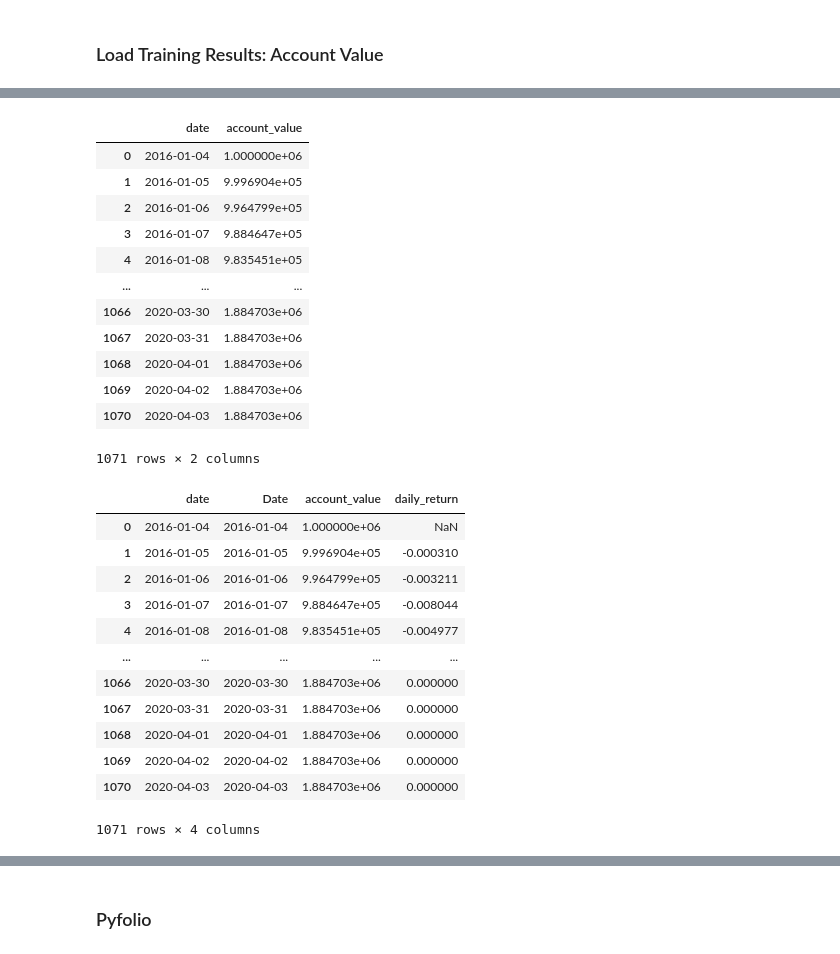
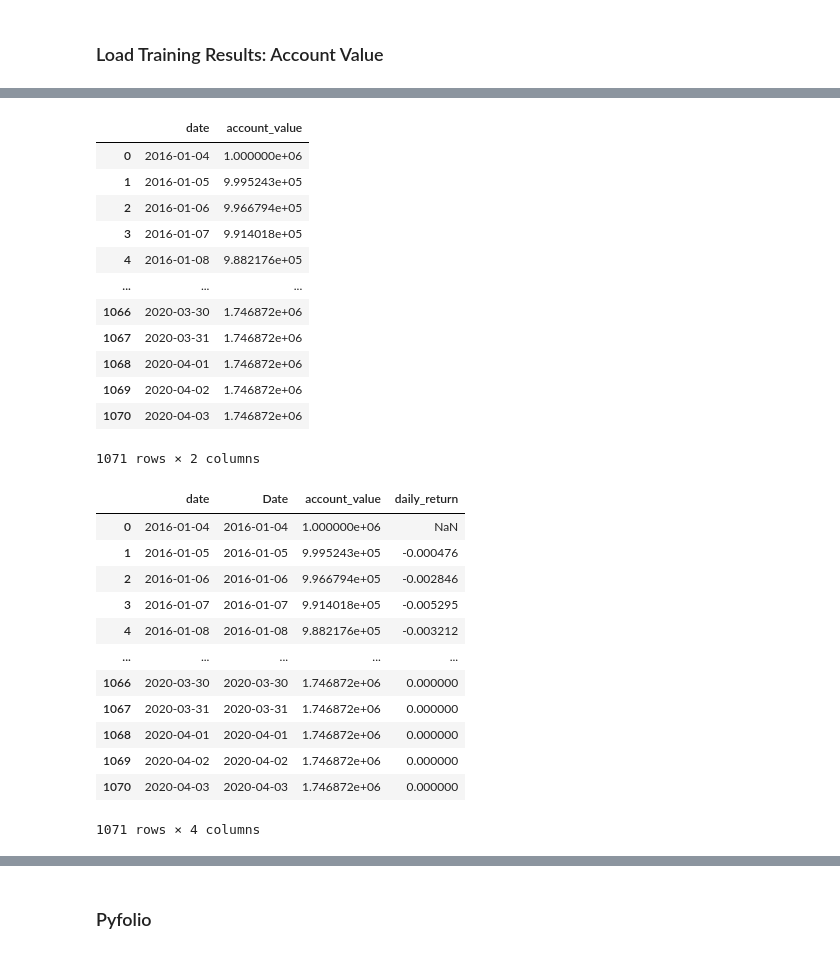
Before and after one commit to akeaveny/deep-rl-asset-allocation, a Jupyter notebook: deep_rl_asset_allocation/notebooks/eval_a2c_sb3.ipynb, the cells around one changed output, grey strips where cells are left out. Drawn from its saved outputs; the diff is of its cells as text; code cells hidden in the pictures.

```diff
--- a/deep_rl_asset_allocation/notebooks/eval_a2c_sb3.ipynb
+++ b/deep_rl_asset_allocation/notebooks/eval_a2c_sb3.ipynb
@@ -135,27 +135,27 @@ Found prevouisly saved pre-processed data: /Users/akeaveny/git/deep-rl-asset-all
 | 1093 | 2020-05-07 |
 1094 rows × 1 columns
 # %%
-results_dir = os.path.join(paths_config.parent_dir, 'results_sb3_1')
+results_dir = os.path.join(paths_config.parent_dir, 'results')
 results_trained_models_dir = os.path.join(results_dir, 'trained_models')
 results_figs_dir = os.path.join(results_dir, 'figs')
 results_csv_dir = os.path.join(results_dir, 'csv')
 
 df_training_results_account_value = get_training_results_account_value(df_unique_trade_dates, results_csv_dir)
 # df_training_results_account_value.account_value.plot()
 df_training_results_account_value
 # %% [output]
 |  | date | account_value |
 | 0 | 2016-01-04 | 1.000000e+06 |
-| 1 | 2016-01-05 | 9.996904e+05 |
-| 2 | 2016-01-06 | 9.964799e+05 |
-| 3 | 2016-01-07 | 9.884647e+05 |
-| 4 | 2016-01-08 | 9.835451e+05 |
+| 1 | 2016-01-05 | 9.995243e+05 |
+| 2 | 2016-01-06 | 9.966794e+05 |
+| 3 | 2016-01-07 | 9.914018e+05 |
+| 4 | 2016-01-08 | 9.882176e+05 |
 | ... | ... | ... |
-| 1066 | 2020-03-30 | 1.884703e+06 |
-| 1067 | 2020-03-31 | 1.884703e+06 |
-| 1068 | 2020-04-01 | 1.884703e+06 |
-| 1069 | 2020-04-02 | 1.884703e+06 |
-| 1070 | 2020-04-03 | 1.884703e+06 |
+| 1066 | 2020-03-30 | 1.746872e+06 |
+| 1067 | 2020-03-31 | 1.746872e+06 |
+| 1068 | 2020-04-01 | 1.746872e+06 |
+| 1069 | 2020-04-02 | 1.746872e+06 |
+| 1070 | 2020-04-03 | 1.746872e+06 |
 1071 rows × 2 columns
 # %%
 # get daily return as relative difference in account value
@@ -169,16 +169,16 @@ df_training_results_account_value
 # %% [output]
 |  | date | Date | account_value | daily_return |
 | 0 | 2016-01-04 | 2016-01-04 | 1.000000e+06 | NaN |
-| 1 | 2016-01-05 | 2016-01-05 | 9.996904e+05 | -0.000310 |
-| 2 | 2016-01-06 | 2016-01-06 | 9.964799e+05 | -0.003211 |
-| 3 | 2016-01-07 | 2016-01-07 | 9.884647e+05 | -0.008044 |
-| 4 | 2016-01-08 | 2016-01-08 | 9.835451e+05 | -0.004977 |
+| 1 | 2016-01-05 | 2016-01-05 | 9.995243e+05 | -0.000476 |
+| 2 | 2016-01-06 | 2016-01-06 | 9.966794e+05 | -0.002846 |
+| 3 | 2016-01-07 | 2016-01-07 | 9.914018e+05 | -0.005295 |
+| 4 | 2016-01-08 | 2016-01-08 | 9.882176e+05 | -0.003212 |
 | ... | ... | ... | ... | ... |
-| 1066 | 2020-03-30 | 2020-03-30 | 1.884703e+06 | 0.000000 |
-| 1067 | 2020-03-31 | 2020-03-31 | 1.884703e+06 | 0.000000 |
-| 1068 | 2020-04-01 | 2020-04-01 | 1.884703e+06 | 0.000000 |
-| 1069 | 2020-04-02 | 2020-04-02 | 1.884703e+06 | 0.000000 |
-| 1070 | 2020-04-03 | 2020-04-03 | 1.884703e+06 | 0.000000 |
+| 1066 | 2020-03-30 | 2020-03-30 | 1.746872e+06 | 0.000000 |
+| 1067 | 2020-03-31 | 2020-03-31 | 1.746872e+06 | 0.000000 |
+| 1068 | 2020-04-01 | 2020-04-01 | 1.746872e+06 | 0.000000 |
+| 1069 | 2020-04-02 | 2020-04-02 | 1.746872e+06 | 0.000000 |
+| 1070 | 2020-04-03 | 2020-04-03 | 1.746872e+06 | 0.000000 |
 1071 rows × 4 columns
 # %%
 series_training_results_account_value = get_daily_return_as_series(df_training_results_account_value)  # [0:1097]
```
Also changed, not shown: parts of 3 cells of this notebook, 6 other files.
